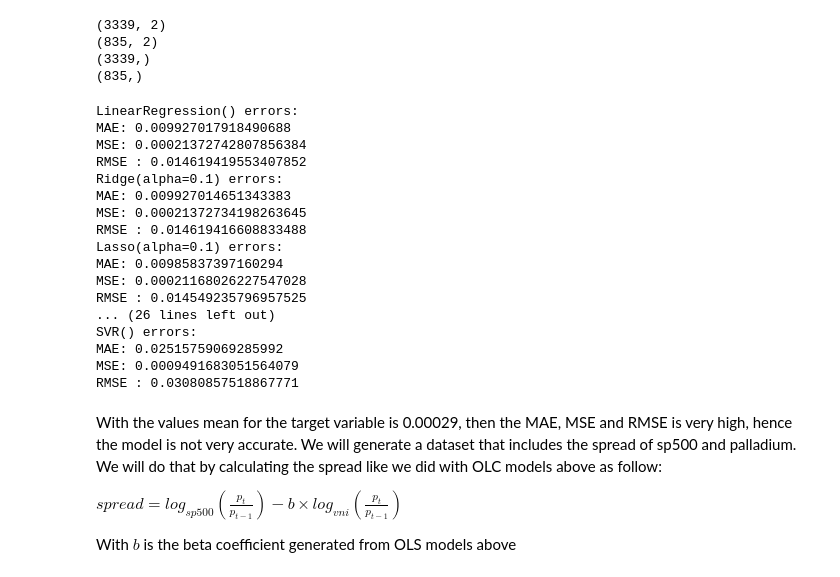
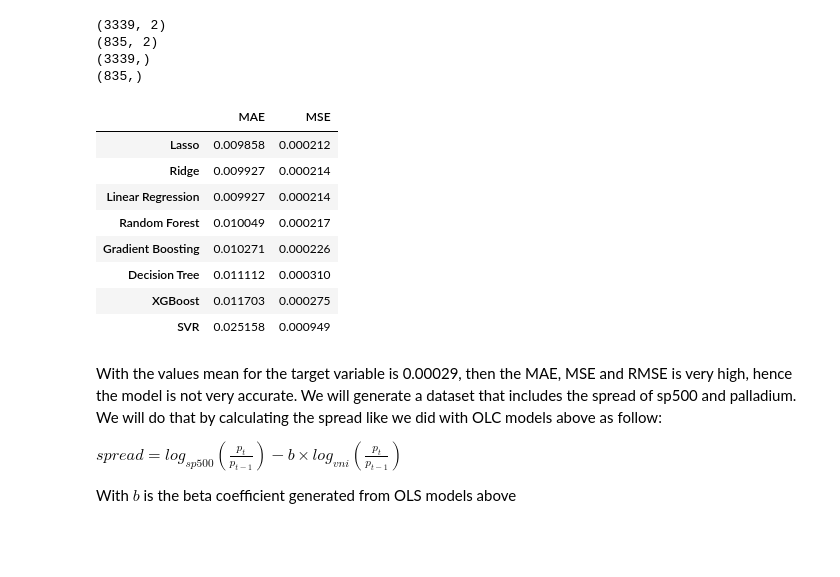
Before and after one commit to DuyDoanLearning/stock_market_prediction_MachineLearning_and_LSTM, a Jupyter notebook: 2. ML Models/ML Models - Regression - 24.8 - Cointegration models.ipynb, the cells around one changed output. Drawn from its saved outputs; the diff is of its cells as text; code cells hidden in the pictures; blank space fills up the shorter version.

```diff
--- a/2. ML Models/ML Models - Regression - 24.8 - Cointegration models.ipynb
+++ b/2. ML Models/ML Models - Regression - 24.8 - Cointegration models.ipynb
@@ -366,31 +359,29 @@ scaler = StandardScaler()
 
 X_train_scaled = scaler.fit_transform(X_train)
 X_test_scaled = scaler.transform(X_test)
-# %%
-# Set the model list
-models = [lr, ridge, lasso, dtr, gb, xgb, rf, svr]
-
-# Evaluate models
-for model in models:
-    evaluate_model(model, X_train_scaled, y_train, X_test_scaled, y_test)
-# %% [output]
-LinearRegression() errors:
-MAE: 0.009927017918490688
-MSE: 0.00021372742807856384
-RMSE : 0.014619419553407852
-Ridge(alpha=0.1) errors:
-MAE: 0.009927014651343383
-MSE: 0.00021372734198263645
-RMSE : 0.014619416608833488
-Lasso(alpha=0.1) errors:
-MAE: 0.00985837397160294
-MSE: 0.00021168026227547028
-RMSE : 0.014549235796957525
-... (26 lines left out)
-SVR() errors:
-MAE: 0.02515759069285992
-MSE: 0.0009491683051564079
-RMSE : 0.03080857518867771
+# %%
+# Evaluate the model
+col = ['Linear Regression','Ridge','Lasso','Decision Tree','Gradient Boosting','XGBoost','Random Forest', 'SVR']
+MAE_cv = []
+MSE_cv = []
+
+for model in models:
+    MAE, MSE = evaluate_model(model, X_train_scaled, y_train, X_test_scaled, y_test)
+    MAE_cv.append(MAE)
+    MSE_cv.append(MSE)
+
+cv_result = pd.DataFrame(data = [MAE_cv, MSE_cv], columns = [col], index = ['MAE','MSE'])
+cv_result.T.sort_values(by = 'MAE')
+# %% [output]
+|  | MAE | MSE |
+| Lasso | 0.009858 | 0.000212 |
+| Ridge | 0.009927 | 0.000214 |
+| Linear Regression | 0.009927 | 0.000214 |
+| Random Forest | 0.010049 | 0.000217 |
+| Gradient Boosting | 0.010271 | 0.000226 |
+| Decision Tree | 0.011112 | 0.000310 |
+| XGBoost | 0.011703 | 0.000275 |
+| SVR | 0.025158 | 0.000949 |
 # %% [markdown]
 With the values mean for the target variable is 0.00029, then the MAE, MSE and RMSE is very high, hence the model is not very accurate. We will generate a dataset that includes the spread of sp500 and palladium. We will do that by calculating the spread like we did with OLC models above as follow:
 
```
Also changed, not shown: parts of 9 cells of this notebook.
